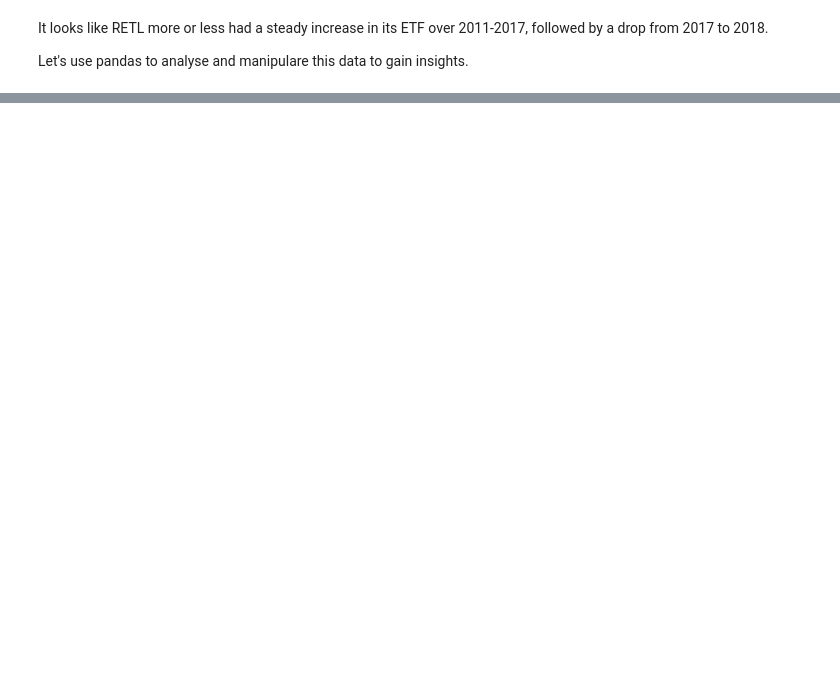
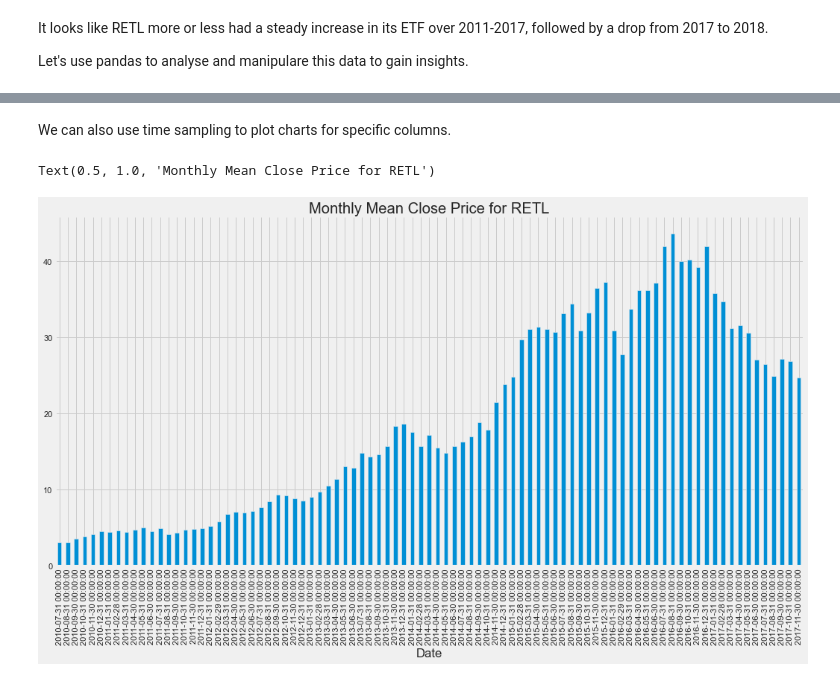
Before and after one commit to ubco-W2021T1-data301/project-group21-project, a Jupyter notebook: notebooks/analysis3.ipynb, the cells around one changed output, grey strips where cells are left out. Saved outputs shown, nothing was run; the diff lists cells and outputs as text; code cells hidden in the pictures; blank space fills up the shorter version.

```diff
--- a/notebooks/analysis3.ipynb
+++ b/notebooks/analysis3.ipynb
@@ -116,0 +158,8 @@ Let's use
+# %% [markdown]
+We can also use time sampling to plot charts for specific columns.
+# %%
+RETL['Close'].resample('M').mean().plot(kind='bar',figsize = (16,8))
+plt.title('Monthly Mean Close Price for RETL')
+# %% [output]
+Text(0.5, 1.0, 'Monthly Mean Close Price for RETL')
+[figure, added]
```
Also changed, not shown: parts of 12 cells of this notebook.
